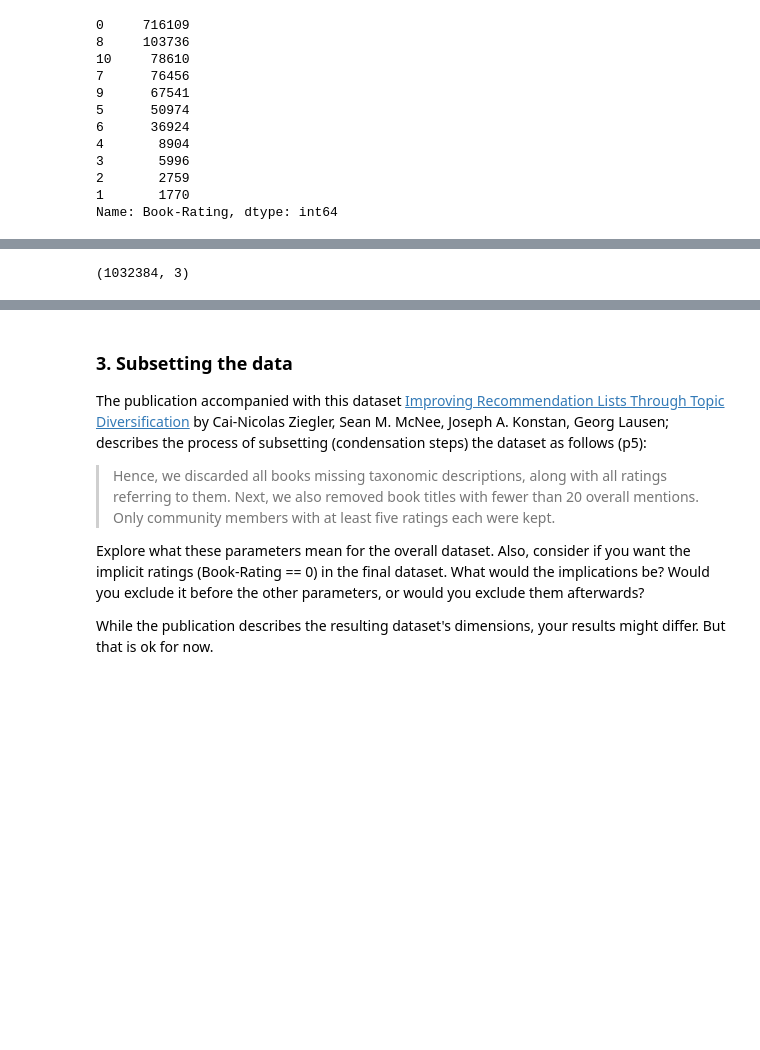
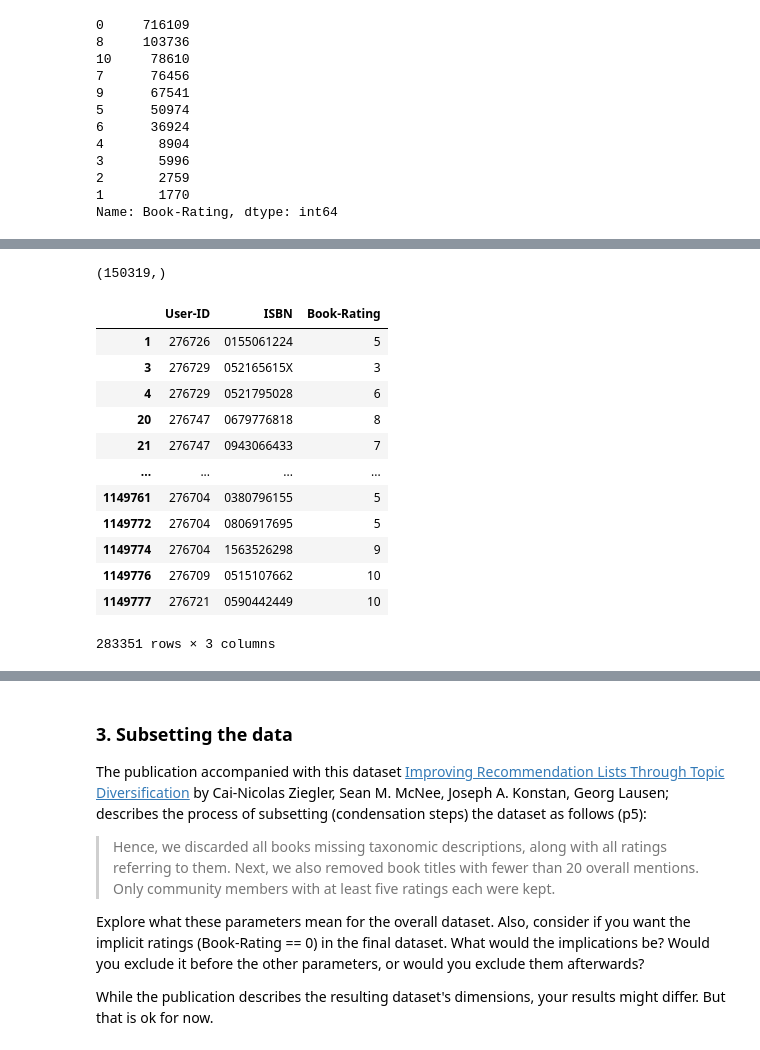
Before and after one commit to EkaterinaMazur/INFOMPPM, a Jupyter notebook: Week 01/01-exploration.ipynb, the cells around one changed output, grey strips where cells are left out. Cells and saved outputs as stored; diff of their text form; code cells hidden in the pictures; blank space fills up the shorter version.

```diff
--- a/Week 01/01-exploration.ipynb
+++ b/Week 01/01-exploration.ipynb
@@ -159,0 +178,4 @@ Name: Book-Rating, dtype: int64
+# %%
+#drop diblicates of the same books from different publishers
+books = books.drop_duplicates(subset=['Book-Title', 'Book-Author'], keep='last')
+books.loc[books['Book-Title']=='Robots and Empire']
@@ -168,9 +207,26 @@ left_only        1209
 Name: _merge, dtype: int64
-# %%
-ratings.drop(ratings.loc[df_books_users_out['_merge']=='right_only'].index, inplace=True)
-ratings.shape
-# %% [output]
-(1032384, 3)
+# %%
+list1 = df_books_users_out.query("_merge=='right_only'")['ISBN']
+list1.shape
+# %% [output]
+(150319,)
+# %%
+ratings = ratings[ratings.ISBN.isin(list1) == False]
+ratings
+# %% [output]
+|  | User-ID | ISBN | Book-Rating |
+| 1 | 276726 | 0155061224 | 5 |
+| 3 | 276729 | 052165615X | 3 |
+| 4 | 276729 | 0521795028 | 6 |
+| 20 | 276747 | 0679776818 | 8 |
+| 21 | 276747 | 0943066433 | 7 |
+| ... | ... | ... | ... |
+| 1149761 | 276704 | 0380796155 | 5 |
+| 1149772 | 276704 | 0806917695 | 5 |
+| 1149774 | 276704 | 1563526298 | 9 |
+| 1149776 | 276709 | 0515107662 | 10 |
+| 1149777 | 276721 | 0590442449 | 10 |
+283351 rows × 3 columns
 # %%
 # check if there is non-existing users in ratings
 df_users_ratings_out = pd.merge(users, ratings, how='outer', indicator=True)
```
Also changed, not shown: parts of 24 cells of this notebook.
